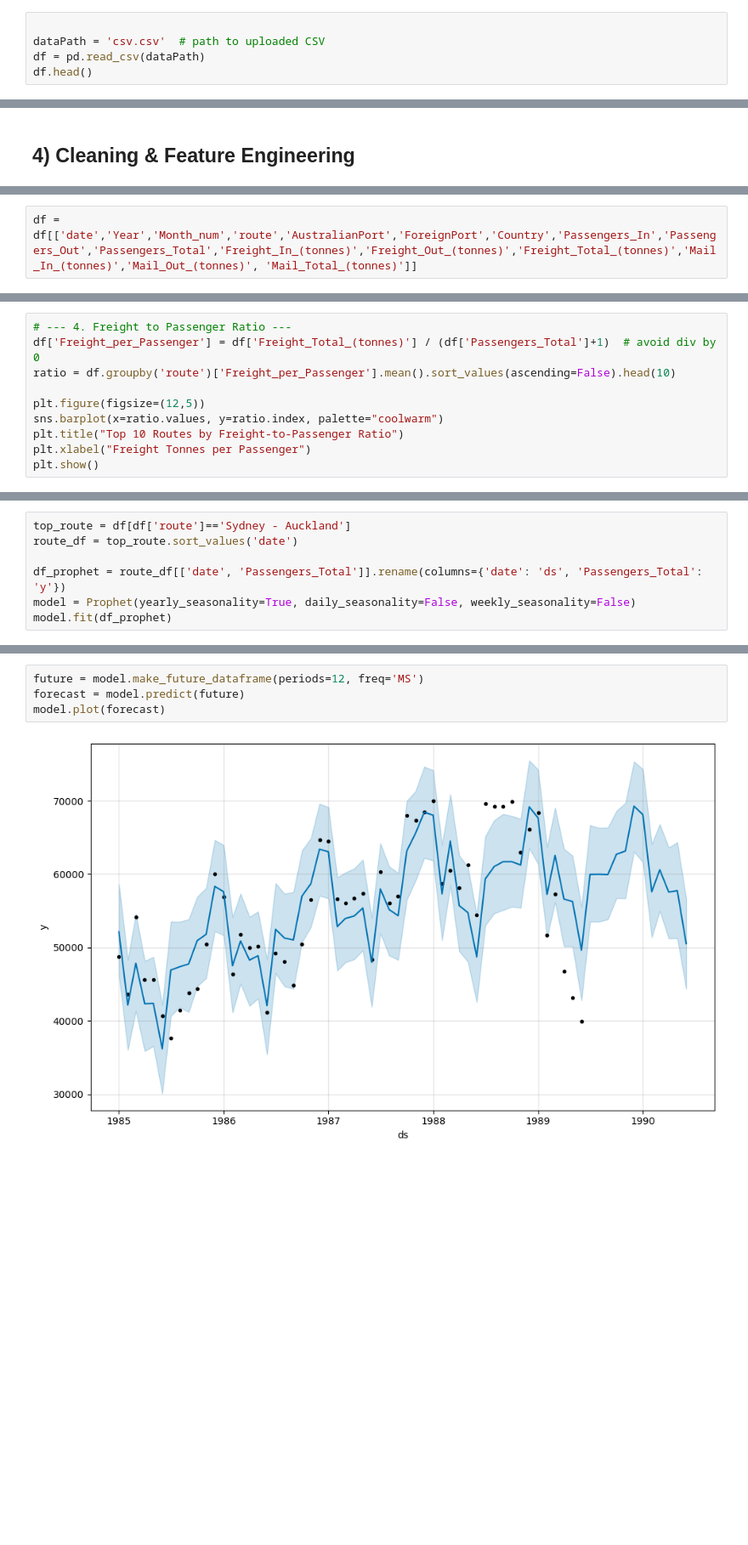
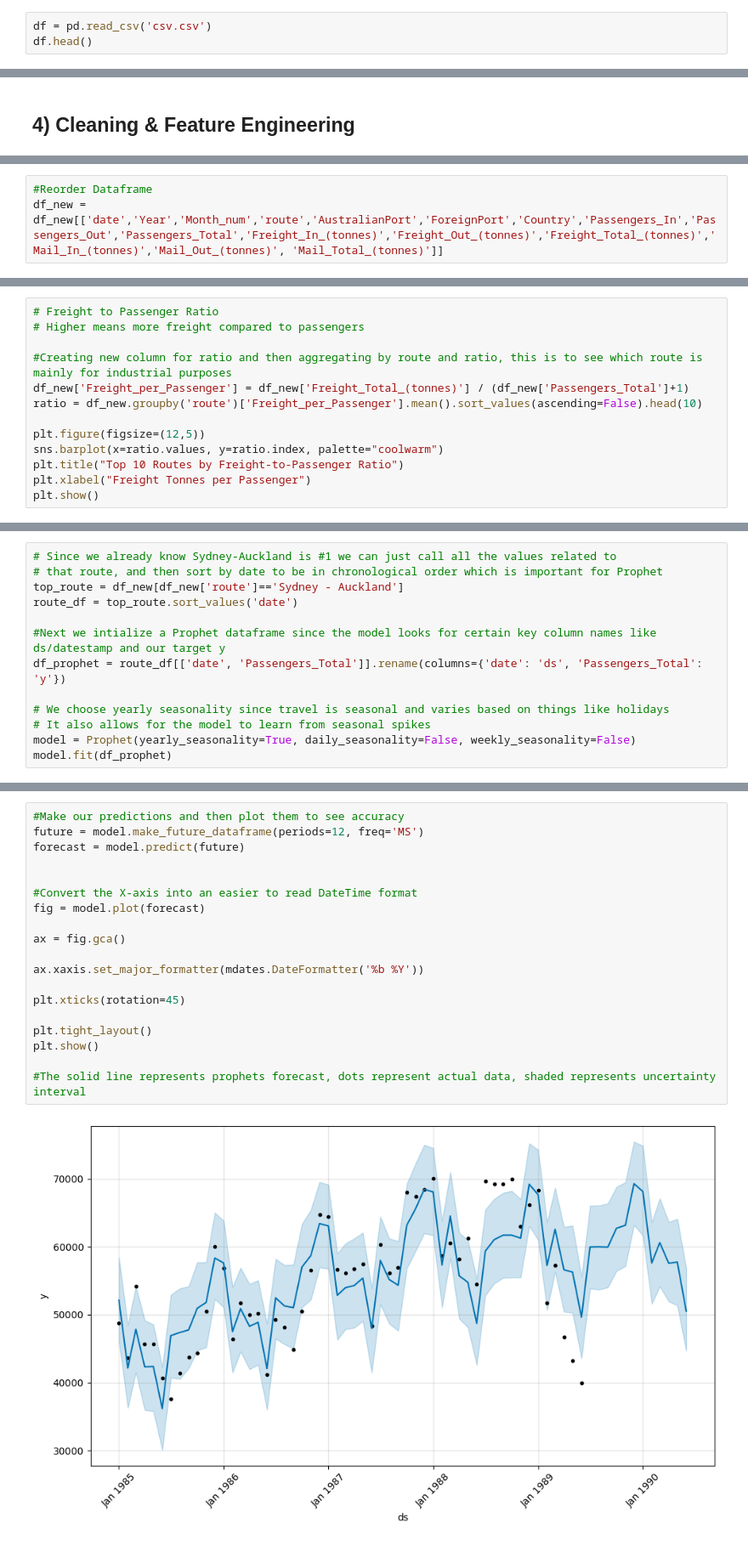
Before and after one commit to keshavgoel787/data-tech-challenge, a Jupyter notebook: AeroConnect_Route_Analytics.ipynb, the cells around one changed output, grey strips where cells are left out. Shown at 85% size. Drawn from its saved outputs; the diff is of its cells as text; blank space fills up the shorter version.

```diff
--- a/AeroConnect_Route_Analytics.ipynb
+++ b/AeroConnect_Route_Analytics.ipynb
@@ -28,9 +52,7 @@ import seaborn as sns
 # %% [markdown]
 ## 2) Load Data
 # %%
-
-dataPath = 'csv.csv'  # path to uploaded CSV
-df = pd.read_csv(dataPath)
+df = pd.read_csv('csv.csv')
 df.head()
 # %% [output]
 |  | Month | AustralianPort | ForeignPort | Country | Passengers_In | Freight_In_(tonnes) | Mail_In_(tonnes) | ... |
@@ -111,3 +118,4 @@ df.drop('Month',axis =1,inplace= True)
 # %%
-df = df[['date','Year','Month_num','route','AustralianPort','ForeignPort','Country','Passengers_In','Passengers_Out','Passengers_Total','Freight_In_(tonnes)','Freight_Out_(tonnes)','Freight_Total_(tonnes)','Mail_In_(tonnes)','Mail_Out_(tonnes)', 'Mail_Total_(tonnes)']]
+#Reorder Dataframe
+df_new = df_new[['date','Year','Month_num','route','AustralianPort','ForeignPort','Country','Passengers_In','Passengers_Out','Passengers_Total','Freight_In_(tonnes)','Freight_Out_(tonnes)','Freight_Total_(tonnes)','Mail_In_(tonnes)','Mail_Out_(tonnes)', 'Mail_Total_(tonnes)']]
 # %%
@@ -276,9 +284,12 @@ Passing `palette` without assigning `hue` is deprecated and will be removed in v
   sns.barplot(x=country_mail.values, y=country_mail.index, palette="rocket")
 [figure]
 # %%
-# --- 4. Freight to Passenger Ratio ---
-df['Freight_per_Passenger'] = df['Freight_Total_(tonnes)'] / (df['Passengers_Total']+1)  # avoid div by 0
-ratio = df.groupby('route')['Freight_per_Passenger'].mean().sort_values(ascending=False).head(10)
+# Freight to Passenger Ratio
+# Higher means more freight compared to passengers
+
+#Creating new column for ratio and then aggregating by route and ratio, this is to see which route is mainly for industrial purposes
+df_new['Freight_per_Passenger'] = df_new['Freight_Total_(tonnes)'] / (df_new['Passengers_Total']+1)
+ratio = df_new.groupby('route')['Freight_per_Passenger'].mean().sort_values(ascending=False).head(10)
 
 plt.figure(figsize=(12,5))
 sns.barplot(x=ratio.values, y=ratio.index, palette="coolwarm")
@@ -316,8 +307,14 @@ from prophet.diagnostics import cross_validation, performance_metrics
 # %%
-top_route = df[df['route']=='Sydney - Auckland']
+# Since we already know Sydney-Auckland is #1 we can just call all the values related to
+# that route, and then sort by date to be in chronological order which is important for Prophet
+top_route = df_new[df_new['route']=='Sydney - Auckland']
 route_df = top_route.sort_values('date')
 
+#Next we intialize a Prophet dataframe since the model looks for certain key column names like ds/datestamp and our target y
 df_prophet = route_df[['date', 'Passengers_Total']].rename(columns={'date': 'ds', 'Passengers_Total': 'y'})
+
+# We choose yearly seasonality since travel is seasonal and varies based on things like holidays
+# It also allows for the model to learn from seasonal spikes
 model = Prophet(yearly_seasonality=True, daily_seasonality=False, weekly_seasonality=False)
 model.fit(df_prophet)
 # %% [output]
@@ -326,7 +323,22 @@ model.fit(df_prophet)
 <prophet.forecaster.Prophet at 0x...>
 # %%
+#Make our predictions and then plot them to see accuracy
 future = model.make_future_dataframe(periods=12, freq='MS')
 forecast = model.predict(future)
-model.plot(forecast)
+
+
+#Convert the X-axis into an easier to read DateTime format
+fig = model.plot(forecast)
+
+ax = fig.gca()
+
+ax.xaxis.set_major_formatter(mdates.DateFormatter('%b %Y'))
+
+plt.xticks(rotation=45)
+
+plt.tight_layout()
+plt.show()
+
+#The solid line represents prophets forecast, dots represent actual data, shaded represents uncertainty interval
 # %% [output]
-[figure, old version]
+[figure, new version]
```
Also changed, not shown: parts of 30 cells of this notebook, 1 other file.
